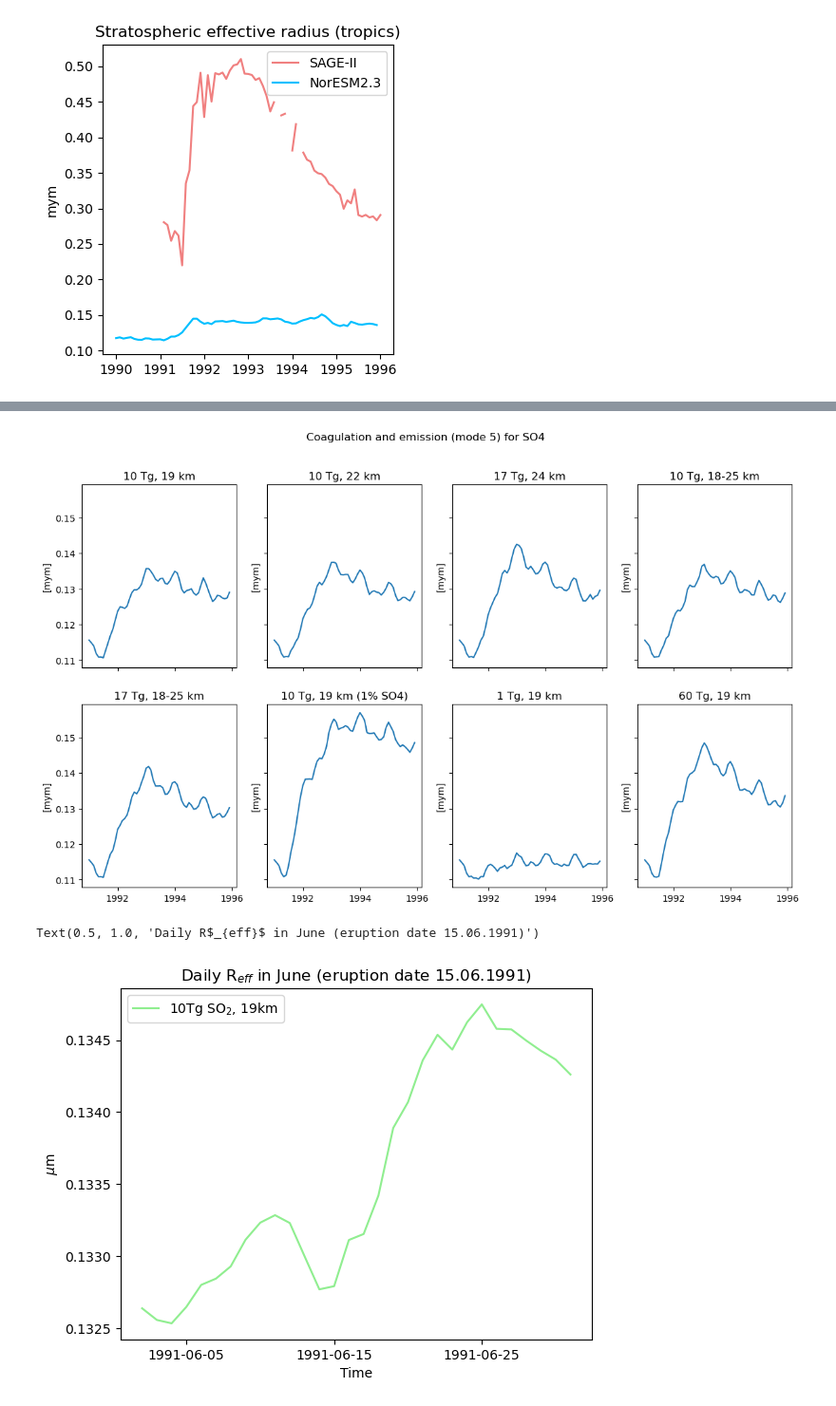
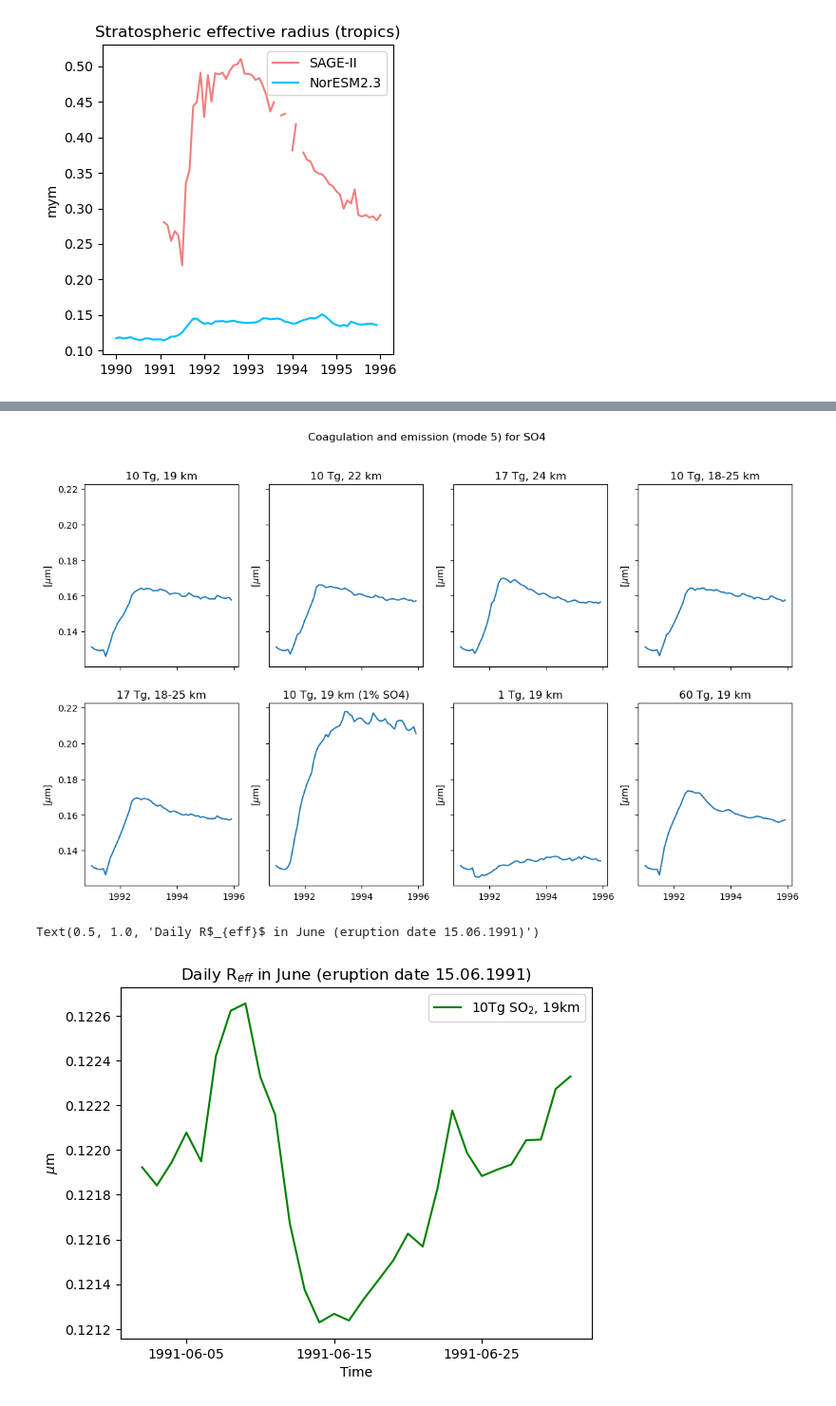
Before and after one commit to EliHHogemo/master_thesis, a Jupyter notebook: reff_plotting.ipynb, the cells around one changed output, grey strips where cells are left out. Shown at 95% size. Saved outputs shown, nothing was run; the diff lists cells and outputs as text; code cells hidden in the pictures.

```diff
--- a/reff_plotting.ipynb
+++ b/reff_plotting.ipynb
@@ -460,6 +587,16 @@ plt.show()
 # %%
 so4_modes = ["01", "05"]
-ds = [ds_19_c, ds_22, ds_24, ds_1825, ds_1825_17tg, ds_1pr, ds_1tg, ds_60tg]
+ds = [ds_19_c, ds_22, ds_24,
+      ds_1825, ds_1825_17tg, ds_1pr,
+      ds_1tg, ds_60tg]
+levels = [p_lev_19_c, p_lev_22, p_lev_24,
+          p_lev_1825, p_lev_1825_17tg, p_lev_1pr,
+          p_lev_1tg, p_lev_60tg]
+weights = [weighted_lat_19_c, weighted_lat_22, weighted_lat_24,
+           weighted_lat_1825, weighted_lat_1825_17tg, weighted_lat_1pr,
+           weighted_lat_1tg, weighted_lat_60tg]
+
+
 
 titles = ["10 Tg, 19 km",
           "10 Tg, 22 km",
@@ -472,17 +609,18 @@ titles = ["10 Tg, 19 km",
 
 fig, axs = plt.subplots(2, 4, figsize=(14, 8), sharex=True, sharey=True)
 
-for ax, ds, title in zip(axs.flat, ds, titles):
-    nmr = ds[f"NMR05"].weighted(weighted_lat_19).mean(dim=["lat","lon","lev"])*m_to_mym
+for ax, ds, w, p, title in zip(axs.flat, ds, weights,  levels, titles):
+    nmr = ds[f"NMR05"].where(ds["NMR05"]["lev"]<=p)
+    nmr = nmr.weighted(w).mean(dim=["lev", "lat","lon"])*m_to_mym
     ax=ax
     ax.plot(nmr.time, nmr)
-    ax.set_ylabel("[mym]")
+    ax.set_ylabel("[$\mu$m]")
     ax.set_title(title)
 
 plt.suptitle("Coagulation and emission (mode 5) for SO4")
 plt.show()
 # %% [output]
-[figure, old version]
+[figure, new version]
 # %%
 path_daily = "/nird/datapeak/NS1004K/elihho/NHIST_tropstratchem_20260120_pinatubo10Tg19_daily_branch/atm/hist"
 ds_daily = xr.open_dataset(f'{path_daily}/NHIST_tropstratchem_f09_tn14_20260120_Pinatubo10Tg19_daily_branch.cam.h0.1991-06-02-00000.nc')
@@ -494,12 +635,13 @@ p_lev_daily = tropopause_daily * 0.01
 # %%
-Reff_daily = ds_daily["REFF_AERO"].where(ds_daily["REFF_AERO"]["lev"] >= p_lev_daily)
+Reff_daily = ds_daily["REFF_AERO"].where(ds_daily["REFF_AERO"]["lev"] <= p_lev_daily)
+Reff_daily = Reff_daily.sel(lat = slice(-20,20))
 Reff_daily = Reff_daily.weighted(weighted_lat_daily).mean(dim=["lev", "lat", "lon"]) * cm_to_mym
 # %%
-plt.plot(Reff_daily.time, Reff_daily, color="lightgreen", label="10Tg SO$_2$, 19km")
+plt.plot(Reff_daily.time, Reff_daily, color="green", label="10Tg SO$_2$, 19km")
 plt.ylabel("$\mu$m")
 plt.xlabel("Time")
 plt.legend()
 plt.title("Daily R$_{eff}$ in June (eruption date 15.06.1991)")
 # %% [output]
 Text(0.5, 1.0, 'Daily R$_{eff}$ in June (eruption date 15.06.1991)')
-[figure, old version]
+[figure, new version]
```
Also changed, not shown: parts of 32 cells of this notebook, 1 other file.
